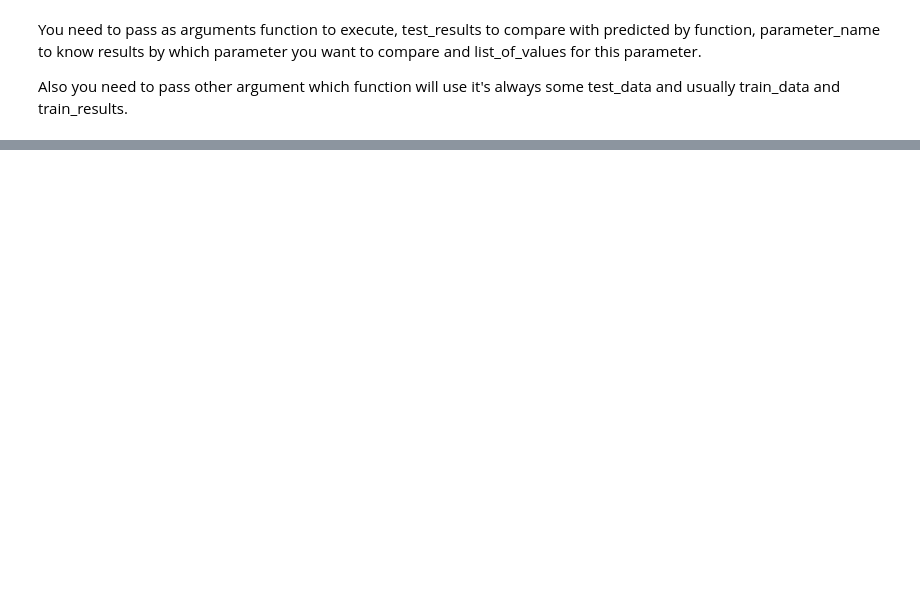
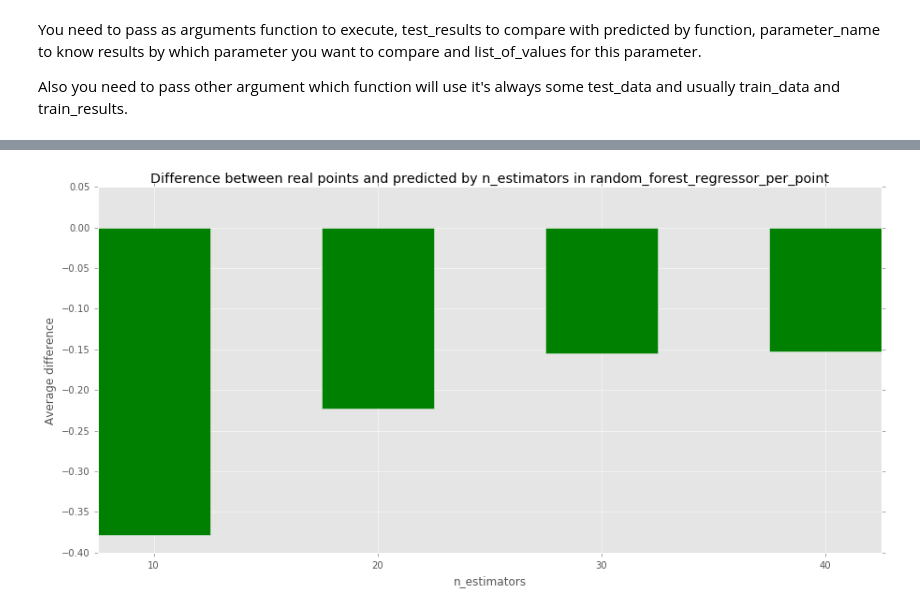
Before and after one commit to avgaydashenko/cuddly-robot, a Jupyter notebook: framework.ipynb, the cells around one changed output, grey strips where cells are left out. Saved outputs shown, nothing was run; the diff lists cells and outputs as text; code cells hidden in the pictures; blank space fills up the shorter version.

```diff
--- a/framework.ipynb
+++ b/framework.ipynb
@@ -219,0 +223,5 @@ Results: [-0.36877023568331868, -0.21115208489454274, -0.1542960484756104, -0.13
+# %%
+compare_results(function=random_forest_regressor_per_pointper_point, test_results=test_results, parameter_name="n_estimators",
+                list_of_values=range(10, 50, 10), train_data=train_data, train_results=train_results,
+                test_data=test_data)
+# %% [output]
@@ -220,3 +234,4 @@ Results: [-0.36877023568331868, -0.21115208489454274, -0.1542960484756104, -0.13
+[figure, added]
 # %%
 def get_most_unpredictable_pedestrians(file, pedestrian_number):
     predicted = np.load(file)
```
Also changed, not shown: parts of 4 cells of this notebook.
